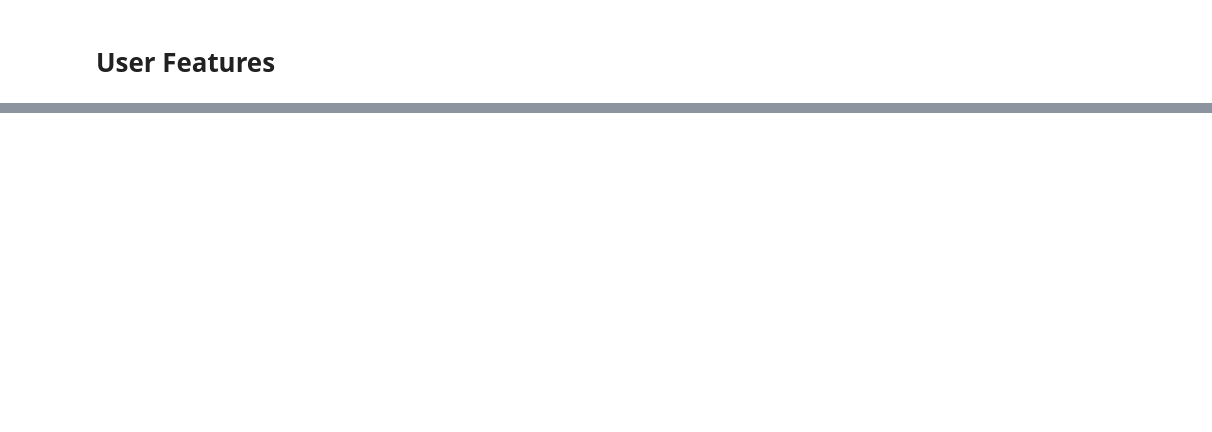
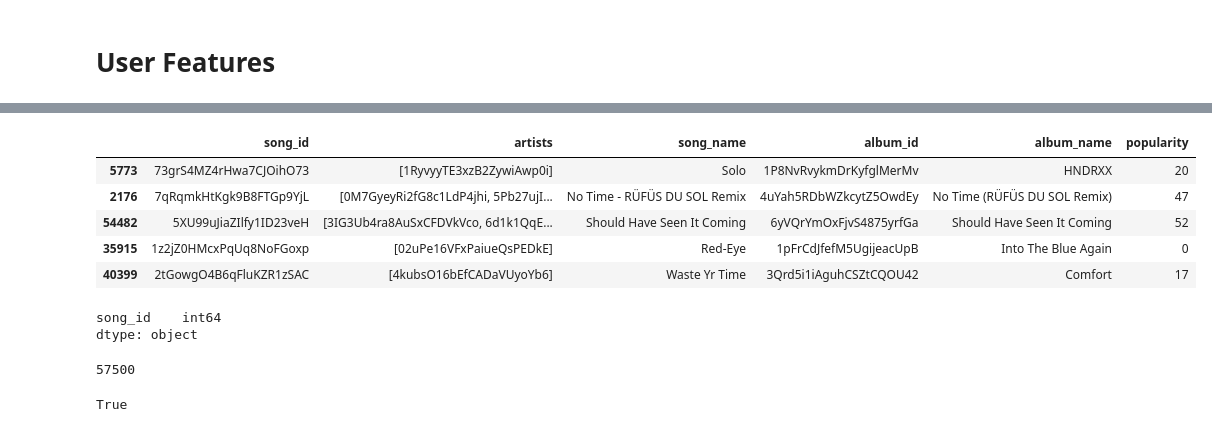
Before and after one commit to Chryzanthemum/DIY-Spotify-Discover-Weekly, a Jupyter notebook: Spotify Beepboop.ipynb, the cells around one changed output, grey strips where cells are left out. Saved outputs shown, nothing was run; the diff lists cells and outputs as text; code cells hidden in the pictures; blank space fills up the shorter version.

```diff
--- a/Spotify Beepboop.ipynb
+++ b/Spotify Beepboop.ipynb
@@ -202,0 +267,18 @@ def build_annoy_index(trees=10, array):
+# %%
+songs.head()
+# %% [output]
+|  | song_id | artists | song_name | album_id | album_name | popularity |
+| 5773 | 73grS4MZ4rHwa7CJOihO73 | [1RyvyyTE3xzB2ZywiAwp0i] | Solo | 1P8NvRvykmDrKyfglMerMv | HNDRXX | 20 |
+| 2176 | 7qRqmkHtKgk9B8FTGp9YjL | [0M7GyeyRi2fG8c1LdP4jhi, 5Pb27ujI... | No Time - RÜFÜS DU SOL Remix | 4uYah5RDbWZkcytZ5OwdEy | No Time (RÜFÜS DU SOL Remix) | 47 |
+| 54482 | 5XU99uJiaZIlfy1ID23veH | [3IG3Ub4ra8AuSxCFDVkVco, 6d1k1QqE... | Should Have Seen It Coming | 6yVQrYmOxFjvS4875yrfGa | Should Have Seen It Coming | 52 |
+| 35915 | 1z2jZ0HMcxPqUq8NoFGoxp | [02uPe16VFxPaiueQsPEDkE] | Red-Eye | 1pFrCdJfefM5UgijeacUpB | Into The Blue Again | 0 |
+| 40399 | 2tGowgO4B6qFluKZR1zSAC | [4kubsO16bEfCADaVUyoYb6] | Waste Yr Time | 3Qrd5i1iAguhCSZtCQOU42 | Comfort | 17 |
+# %%
+yoo.dtypes
+# %% [output]
+song_id    int64
+dtype: object
+# %%
+len(df_features)
+# %% [output]
+57500
@@ -202,0 +290,5 @@ def build_annoy_index(trees=10, array):
+# %%
+index = build_annoy_index(test)
+index.save('data/test.ann')
+# %% [output]
+True
```
Also changed, not shown: parts of 36 cells of this notebook, 9 other files.
